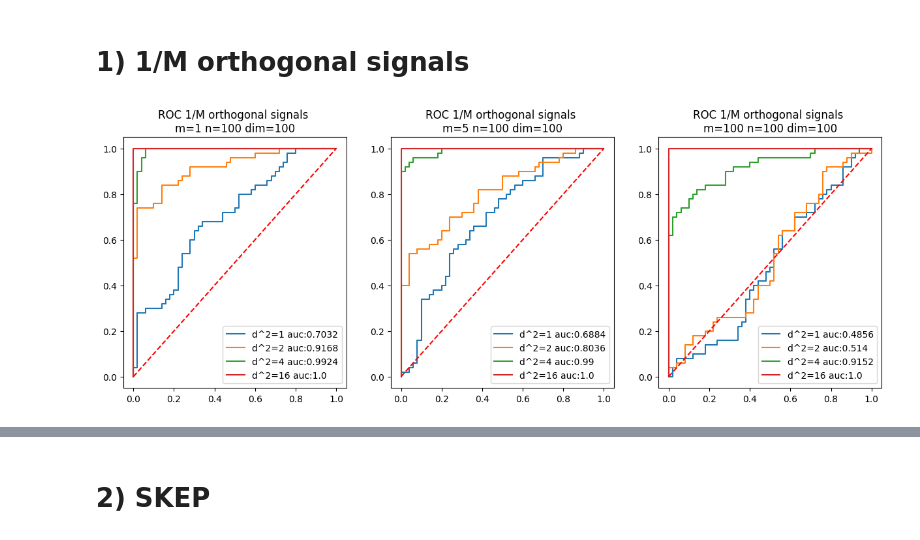
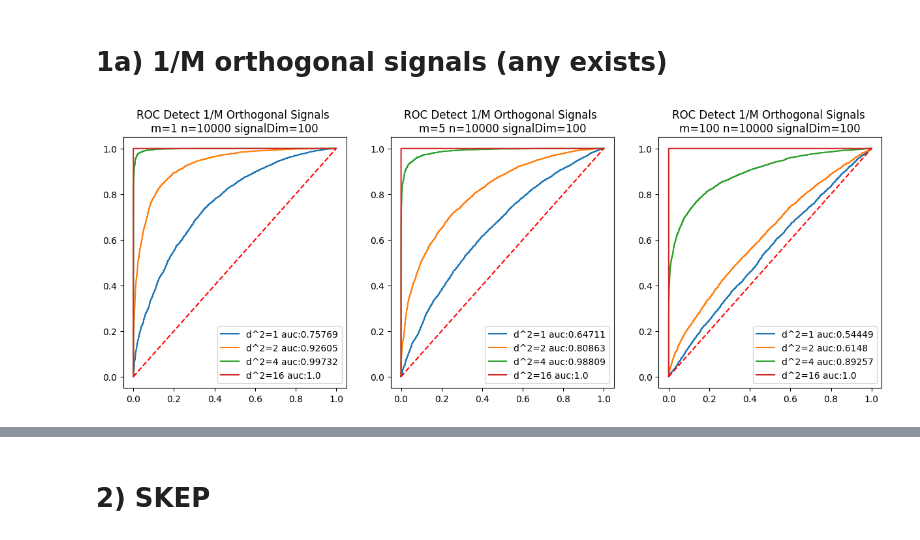
Before and after one commit to albertlyuan/ece-585, a Jupyter notebook: hw2.ipynb, the cells around one changed output, grey strips where cells are left out. Saved outputs shown, nothing was run; the diff lists cells and outputs as text; code cells hidden in the pictures.

```diff
--- a/hw2.ipynb
+++ b/hw2.ipynb
@@ -1,5 +1,5 @@
 # %% [markdown]
-# 1) 1/M orthogonal signals
+# 1a) 1/M orthogonal signals (any exists)
 # %%
 import numpy as np
 import matplotlib.pyplot as plt
@@ -19,24 +19,32 @@ def generate_orthogonal_signals(M, N):
         # Normalize the signal
         orthogonal_signals[i] /= np.linalg.norm(orthogonal_signals[i])
 
-    return orthogonal_signals
+    priors = np.random.dirichlet(np.ones(M),size=1)
+
+    return orthogonal_signals, priors
 
 def calcPdPfa(data):
     h1s = data[data[:,1] == 1].shape[0]
     h0s = data[data[:,1] == 0].shape[0]
-
     currh1 = h1s
     currh0 = h0s
 
+
     pd = [1]
     pfa = [1]
+    if h0s == 0:
+        pfa.append(0)
+        pd.append(1)
+    if h1s == 0:
+        pfa.append(1)
+        pd.append(0)
     for i in data:
         if i[1] == 1:
             currh1 -= 1
         elif i[1] == 0:
             currh0 -= 1
-        pd.append(currh1/h1s)
-        pfa.append(currh0/h0s)
+        pfa.append(0 if h0s == 0 else currh0/h0s)
+        pd.append(0 if h1s == 0 else currh1/h1s)
     pd.append(0)
     pfa.append(0)
     return pd,pfa
@@ -46,40 +54,40 @@ M = [1,5,100]
 d2 = [1,2,4,16]
 E = 1
 signalDim = 100
-n = 100
+n = 10000
 
-def filter_1_M(x, noise_variance, m_orthogonal_signals):
+def detect_1_M(x, noise_variance, m_orthogonal_signals):
     prodSum = E/noise_variance * (x @ m_orthogonal_signals.T)
     # print("prodsum",prodSum)
     exp = np.exp(prodSum)
     # print("exp",exp)
     lambdaa = (1/m) * np.sum(exp, axis=1)
     # print("lambda",lambdaa)
     return lambdaa
 fig, ax = plt.subplots(1,len(M), figsize=(15,5))
 for i,m in enumerate(M):
     for d in d2:
         noise_variance = E/d
-        m_orthogonal_signals = generate_orthogonal_signals(m, signalDim)
+        m_orthogonal_signals, _ = generate_orthogonal_signals(m, signalDim)
         rand_m = np.random.choice(m, n//2)
 
 
         h1 = m_orthogonal_signals[rand_m] + np.random.normal(0, noise_variance, size=(n//2, signalDim))
         h0 = np.random.normal(0, noise_variance, size=(n//2, signalDim))
         decisionStats = np.ndarray((n,2))
 
-        decisionStats[n//2:,0] = filter_1_M(h0, noise_variance, m_orthogonal_signals)
+        decisionStats[n//2:,0] = detect_1_M(h0, noise_variance, m_orthogonal_signals)
         decisionStats[n//2:,1] = 0
-        decisionStats[:n//2,0] = filter_1_M(h1, noise_variance, m_orthogonal_signals)
+        decisionStats[:n//2,0] = detect_1_M(h1, noise_variance, m_orthogonal_signals)
         decisionStats[:n//2,1] = 1
 
         decisionStats = decisionStats[decisionStats[:, 0].argsort()]
         pd,pfa = calcPdPfa(decisionStats)
         auc = metrics.auc(pfa,pd)
         ax[i].plot(pfa,pd, label=f"d^2={d} auc:{round(auc,5)}")
         ax[i].legend()
-        ax[i].set_title(f"ROC 1/M orthogonal signals \nm={m} n={n} dim={signalDim}")
+        ax[i].set_title(f"ROC Detect 1/M Orthogonal Signals \nm={m} n={n} signalDim={signalDim}")
     ax[i].plot([0, 1], [0, 1],'r--')
 plt.show()
 # %% [output]
-[figure, old version]
+[figure, new version]
```
Also changed, not shown: parts of 12 cells of this notebook, 2 other files.
